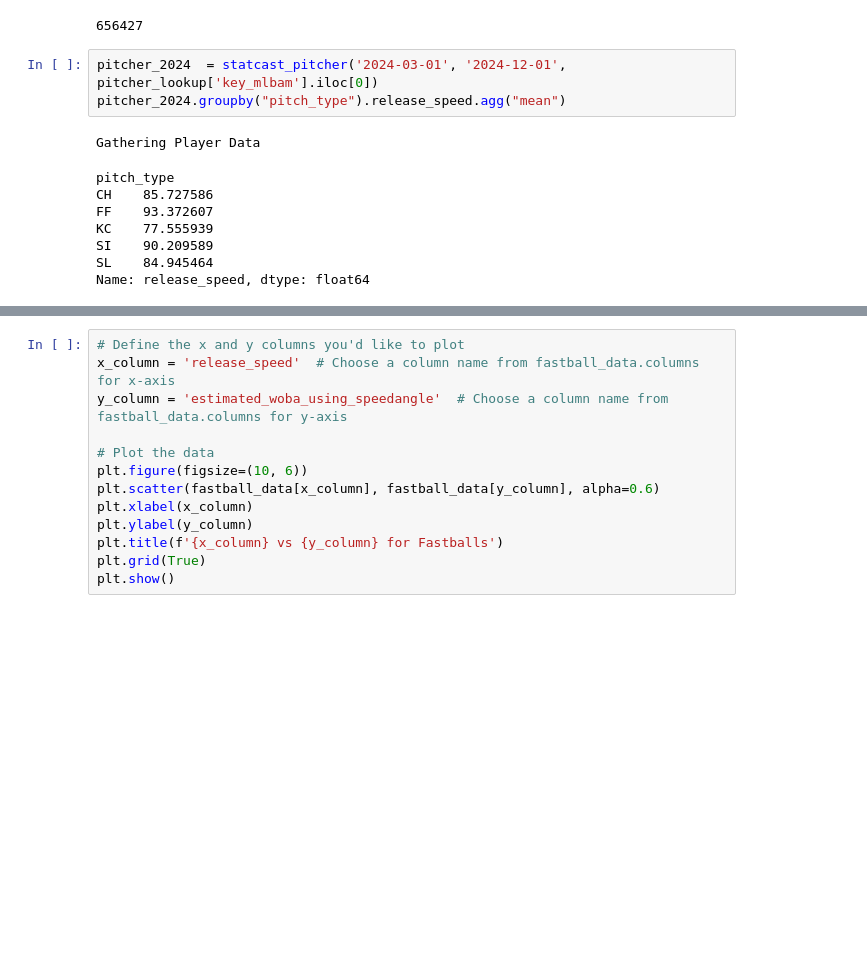
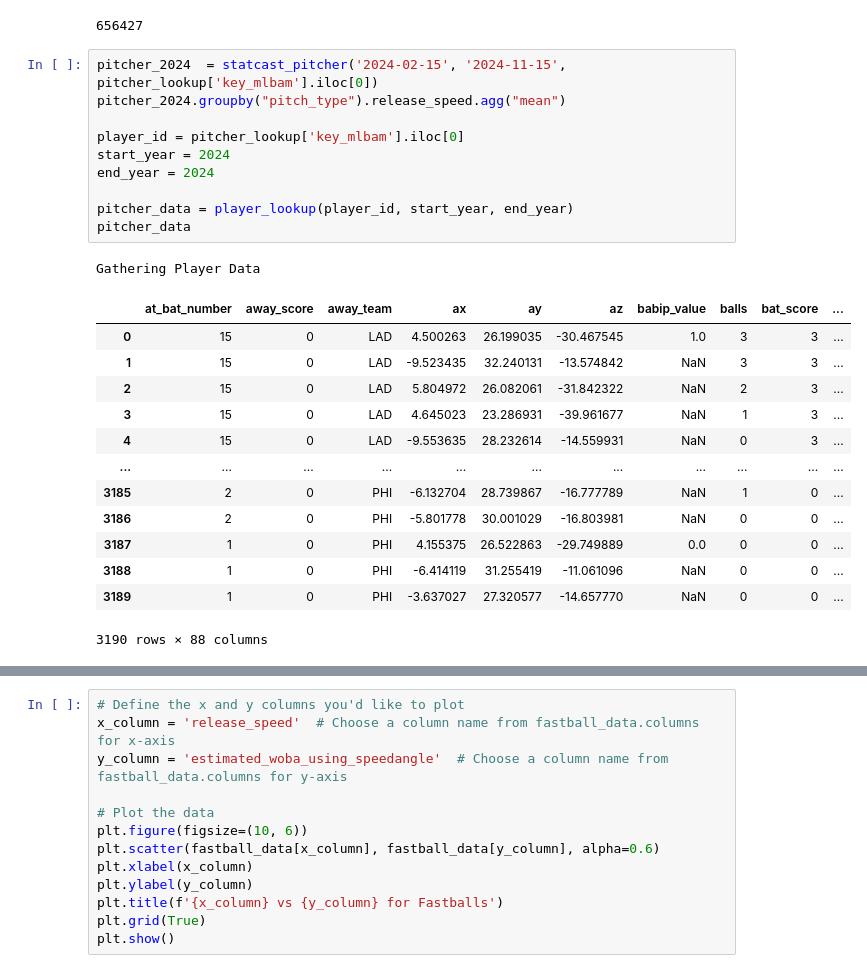
Before and after one commit to wsong214/analytico, a Jupyter notebook: velocliff/velo_cliff.ipynb, the cells around one changed output, grey strips where cells are left out. Drawn from its saved outputs; the diff is of its cells as text; blank space fills up the shorter version.

```diff
--- a/velocliff/velo_cliff.ipynb
+++ b/velocliff/velo_cliff.ipynb
@@ -18,14 +25,27 @@ print(pitcher_lookup['key_mlbam'].iloc[0])
 # %% [output]
 656427
 # %%
-pitcher_2024  = statcast_pitcher('2024-03-01', '2024-12-01', pitcher_lookup['key_mlbam'].iloc[0])
+pitcher_2024  = statcast_pitcher('2024-02-15', '2024-11-15', pitcher_lookup['key_mlbam'].iloc[0])
 pitcher_2024.groupby("pitch_type").release_speed.agg("mean")
+
+player_id = pitcher_lookup['key_mlbam'].iloc[0]
+start_year = 2024
+end_year = 2024
+
+pitcher_data = player_lookup(player_id, start_year, end_year)
+pitcher_data
 # %% [output]
 Gathering Player Data
+|  | at_bat_number | away_score | away_team | ax | ay | az | babip_value | balls | bat_score | ... |
+| 0 | 15 | 0 | LAD | 4.500263 | 26.199035 | -30.467545 | 1.0 | 3 | 3 | ... |
+| 1 | 15 | 0 | LAD | -9.523435 | 32.240131 | -13.574842 | NaN | 3 | 3 | ... |
+| 2 | 15 | 0 | LAD | 5.804972 | 26.082061 | -31.842322 | NaN | 2 | 3 | ... |
+| 3 | 15 | 0 | LAD | 4.645023 | 23.286931 | -39.961677 | NaN | 1 | 3 | ... |
+| 4 | 15 | 0 | LAD | -9.553635 | 28.232614 | -14.559931 | NaN | 0 | 3 | ... |
+| ... | ... | ... | ... | ... | ... | ... | ... | ... | ... | ... |
+| 3185 | 2 | 0 | PHI | -6.132704 | 28.739867 | -16.777789 | NaN | 1 | 0 | ... |
+| 3186 | 2 | 0 | PHI | -5.801778 | 30.001029 | -16.803981 | NaN | 0 | 0 | ... |
+| 3187 | 1 | 0 | PHI | 4.155375 | 26.522863 | -29.749889 | 0.0 | 0 | 0 | ... |
+| 3188 | 1 | 0 | PHI | -6.414119 | 31.255419 | -11.061096 | NaN | 0 | 0 | ... |
+| 3189 | 1 | 0 | PHI | -3.637027 | 27.320577 | -14.657770 | NaN | 0 | 0 | ... |
-pitch_type
-CH    85.727586
-FF    93.372607
-KC    77.555939
-SI    90.209589
-SL    84.945464
-Name: release_speed, dtype: float64
+3190 rows × 88 columns
```
Also changed, not shown: parts of 9 cells of this notebook.
